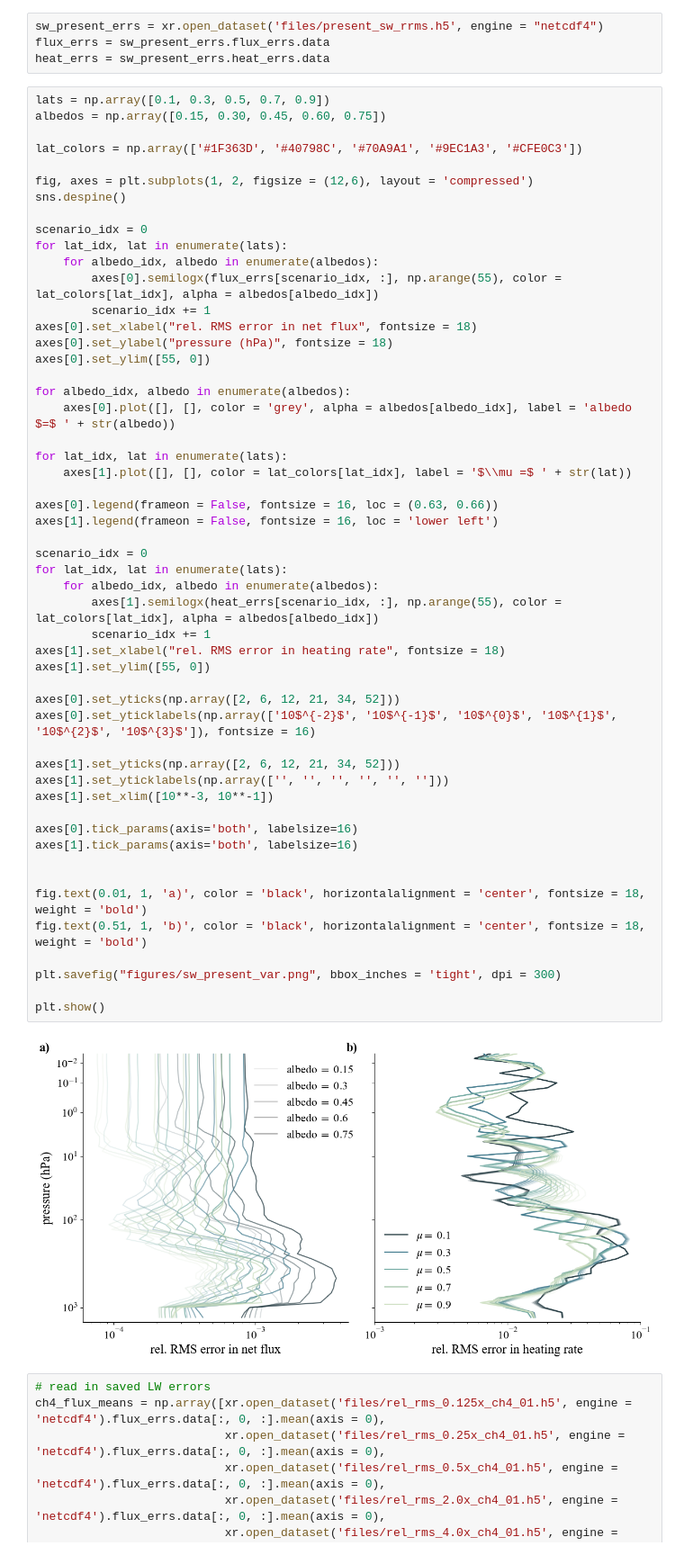
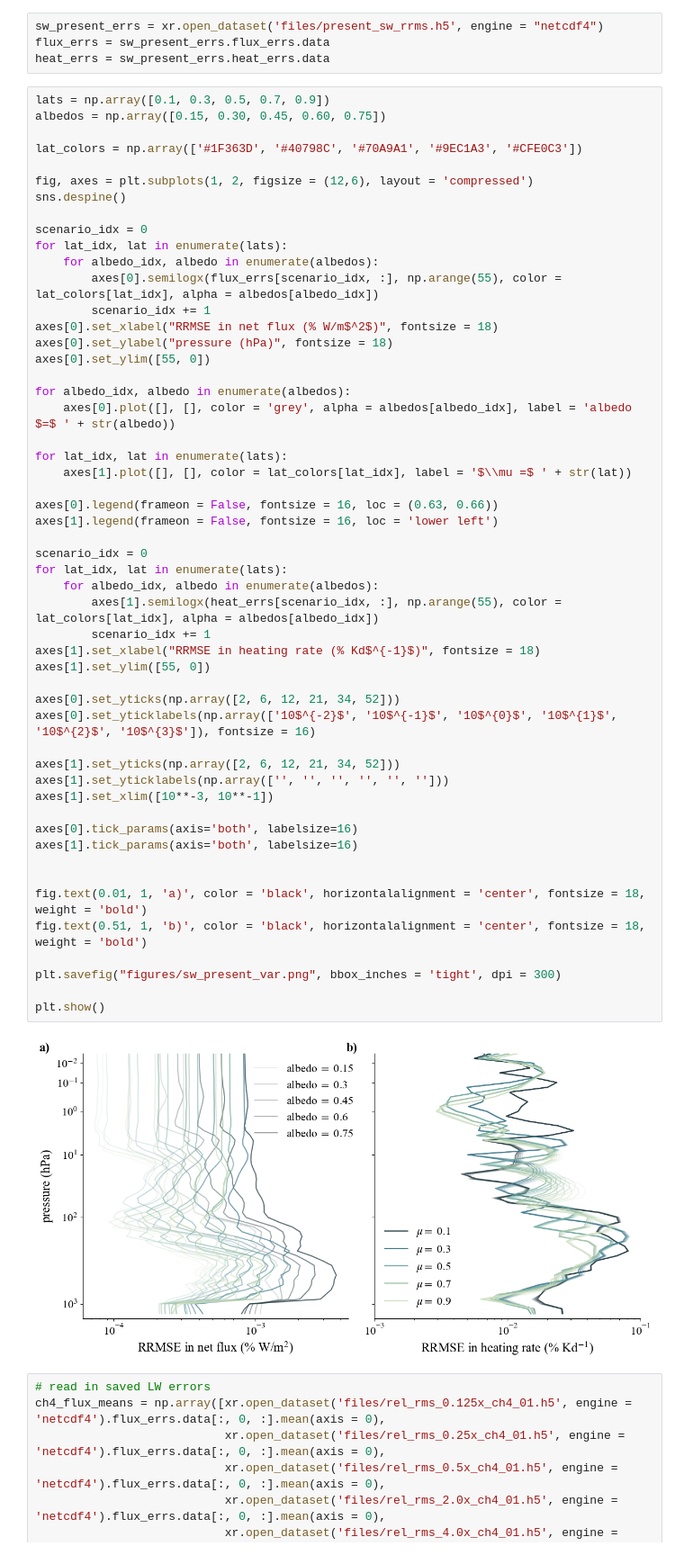
Before and after one commit to pczarnecki/ddq-data-paper, a Jupyter notebook: Generate Figures.ipynb, the cells around one changed output. Shown at 90% size. Cells and saved outputs as stored; diff of their text form.

Commit message:
updated figure unit labels (1-3)

```diff
--- a/Generate Figures.ipynb
+++ b/Generate Figures.ipynb
@@ -190,7 +190,7 @@ for lat_idx, lat in enumerate(lats):
     for albedo_idx, albedo in enumerate(albedos):
         axes[0].semilogx(flux_errs[scenario_idx, :], np.arange(55), color = lat_colors[lat_idx], alpha = albedos[albedo_idx])
         scenario_idx += 1
-axes[0].set_xlabel("rel. RMS error in net flux", fontsize = 18)
+axes[0].set_xlabel("RRMSE in net flux (% W/m$^2$)", fontsize = 18)
 axes[0].set_ylabel("pressure (hPa)", fontsize = 18)
 axes[0].set_ylim([55, 0])
 
@@ -201,35 +201,35 @@ for lat_idx, lat in enumerate(lats):
     axes[1].plot([], [], color = lat_colors[lat_idx], label = '$\\mu =$ ' + str(lat))
 
 axes[0].legend(frameon = False, fontsize = 16, loc = (0.63, 0.66))
 axes[1].legend(frameon = False, fontsize = 16, loc = 'lower left')
 
 scenario_idx = 0
 for lat_idx, lat in enumerate(lats):
     for albedo_idx, albedo in enumerate(albedos):
         axes[1].semilogx(heat_errs[scenario_idx, :], np.arange(55), color = lat_colors[lat_idx], alpha = albedos[albedo_idx])
         scenario_idx += 1
-axes[1].set_xlabel("rel. RMS error in heating rate", fontsize = 18)
+axes[1].set_xlabel("RRMSE in heating rate (% Kd$^{-1}$)", fontsize = 18)
 axes[1].set_ylim([55, 0])
 
 axes[0].set_yticks(np.array([2, 6, 12, 21, 34, 52]))
 axes[0].set_yticklabels(np.array(['10$^{-2}$', '10$^{-1}$', '10$^{0}$', '10$^{1}$', '10$^{2}$', '10$^{3}$']), fontsize = 16)
 
 axes[1].set_yticks(np.array([2, 6, 12, 21, 34, 52]))
 axes[1].set_yticklabels(np.array(['', '', '', '', '', '']))
 axes[1].set_xlim([10**-3, 10**-1])
 
 axes[0].tick_params(axis='both', labelsize=16)
 axes[1].tick_params(axis='both', labelsize=16)
 
 
 fig.text(0.01, 1, 'a)', color = 'black', horizontalalignment = 'center', fontsize = 18, weight = 'bold')
 fig.text(0.51, 1, 'b)', color = 'black', horizontalalignment = 'center', fontsize = 18, weight = 'bold')
 
 plt.savefig("figures/sw_present_var.png", bbox_inches = 'tight', dpi = 300)
 
 plt.show()
 # %% [output]
-[figure, old version]
+[figure, new version]
 # %%
 # read in saved LW errors
 ch4_flux_means = np.array([xr.open_dataset('files/rel_rms_0.125x_ch4_01.h5', engine = 'netcdf4').flux_errs.data[:, 0, :].mean(axis = 0),
```
Also changed, not shown: parts of 3 cells of this notebook.
